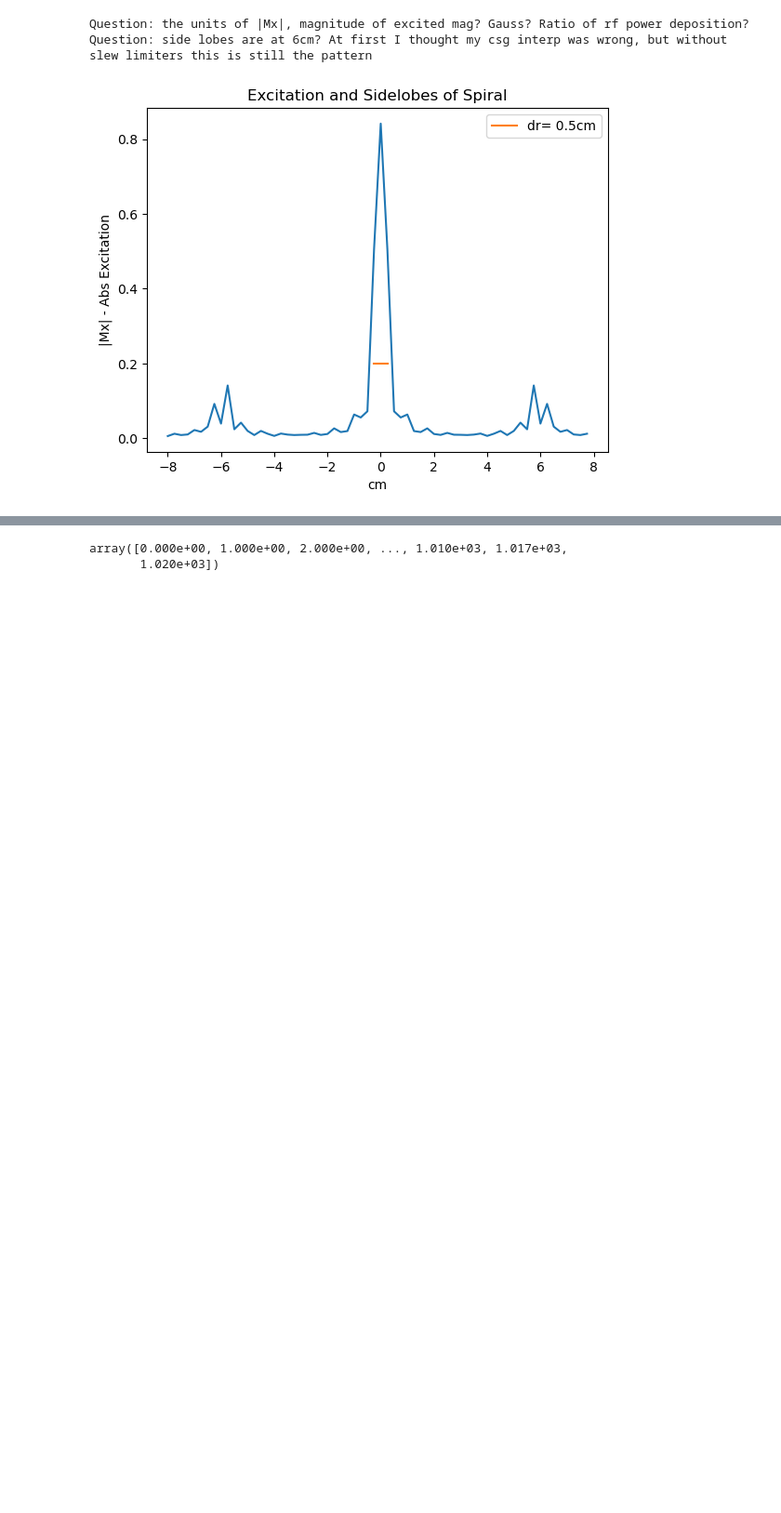
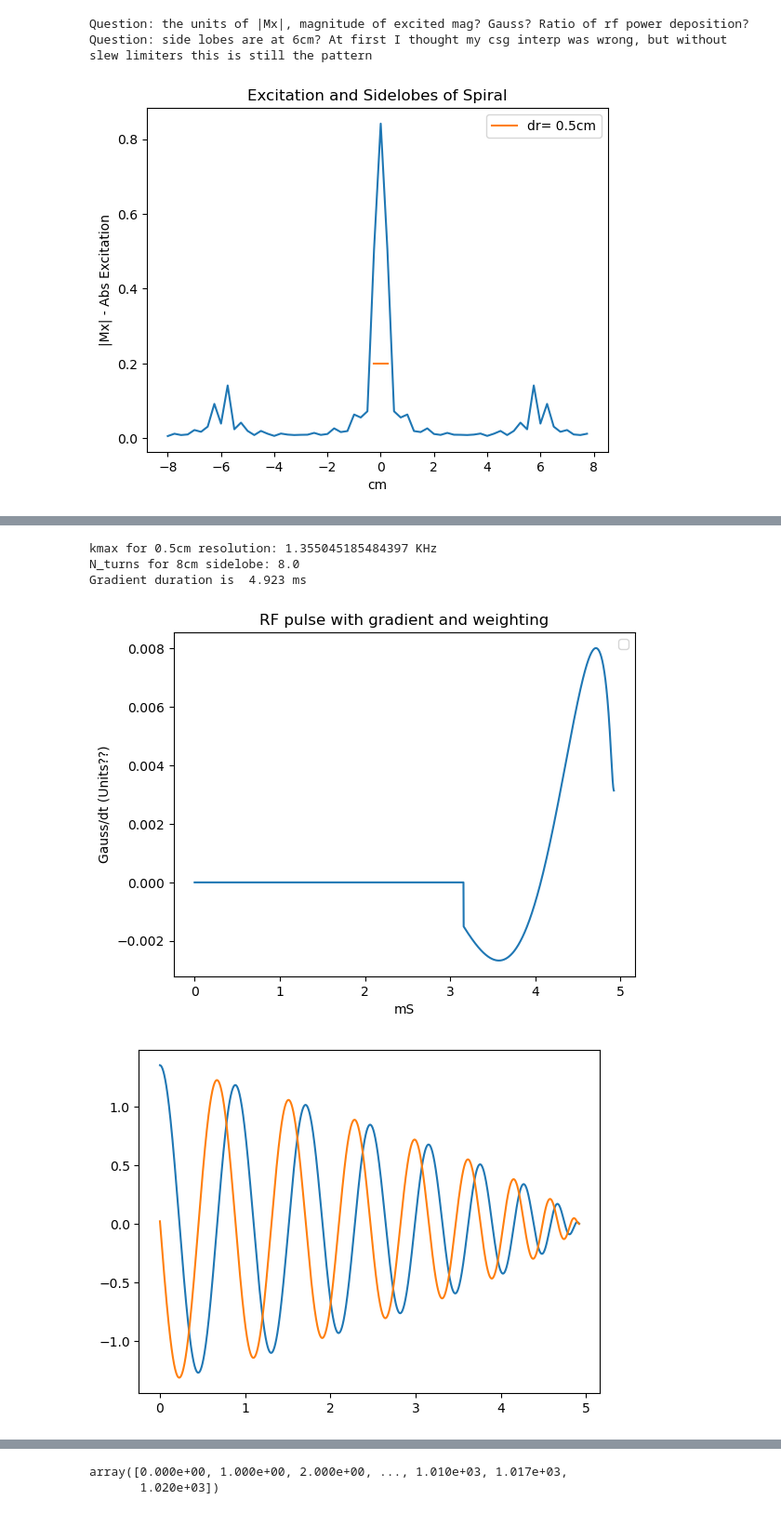
Before and after one commit to jhillard-stanford/mri-fingerprinting, a Jupyter notebook: assingment2/assignment2.ipynb, the cells around one changed output, grey strips where cells are left out. Shown at 93% size. Saved outputs shown, nothing was run; the diff lists cells and outputs as text; code cells hidden in the pictures; blank space fills up the shorter version.

```diff
--- a/assingment2/assignment2.ipynb
+++ b/assingment2/assignment2.ipynb
@@ -192,0 +207,80 @@ No artists with labels found to put in legend.  Note that artists whose label st
+# %%
+ #Hz/Gauss; the 1T gyromagnetic ratio.
+gyro = 4257#
+
+g_max = 4 #G/cm
+g_slew= 15#G/cm/ms
+
+#gyro/2pi*G*dZ = 4kHz
+dZ = 0.5#cm
+kmax = gyro/(2*np.pi) *g_max * dZ#
+kmax = kmax/1E3 #normalize to khz
+print(f"kmax for 0.5cm resolution: {kmax} KHz")
+
+#dR = 1/(2*k_max)
+#FOV_sidelobe=1/dK=2N/2kmax
+#side_lobe = 2*N_turns*dR
+N_turns = 8/0.5/2 #8*dZ/2
+print(f"N_turns for 8cm sidelobe: {N_turns}")
+
+t = np.linspace(0,1,2048)
+ka = kmax*(1-t) * np.exp(1j*2*np.pi*N_turns*(1-t)) #1-t is for time reversal of excitation
+
+#1e):
+from csg import *
+k,dt = csg(ka,4,15) #(ka, gmax,slewmax)
+#change slew rates to reach limits of the machine.
+#k = ka
+
+#look at new gradients:
+g = ktog(k,dt)
+s = ktos(k,dt)
+
+#Q5: Create weighting:
+N_jinc = 2/dZ
+#w_k = jinc(N_jinc*np.abs(k)/kmax)*rect(k/kmax) #k is position in k-space over time, w_k is weighting factor.
+w_k = jinc(N_jinc*np.abs(k)/kmax)*rect(np.abs(k)/kmax) #k is position in k-space over time, w_k is weighting factor.
+
+
+##Apply weighting to gradients:
+#RF pulse with gradient and weighting:
+rf_density = np.abs(g)* w_k[:-1]  #RF density is the rate of the gradient times its w_k position.
+#How much power are you depositing per dt at each position w(k)?
+rf_density = rf_density /sum(rf_density)
+rf = rf_density
+t_ms = np.linspace(0, dt*len(g), num=len(g))
+plt.figure()
+plt.title("RF pulse with gradient and weighting")
+plt.plot(t_ms, rf_density)
+plt.xlabel("mS")
+plt.ylabel("Gauss/dt (Units??)")
+plt.legend()
+
+plt.figure()
+plt.plot(t_ms, np.real(k)[:-1], label="k, real")
+plt.plot(t_ms, np.imag(k)[:-1], label="k, imag")
+
+#Q3:
+gs = 2*np.pi*4.257*g*dt  #g is G/cm gradfield, gs is spatial freq; gamma*g*dt in kHz.
+x = np.arange(-8,8, 0.25)
+a,b = abrm(rf,gs,x)
+mxy1 = ab2ex(a,b)
+
+plt.figure()
+plt.title("Excitation and Sidelobes of 4cm Jinc")
+plt.xlabel("cm")
+plt.ylabel("|Mx| - Abs Excitation")
+plt.plot(x,np.abs(mxy1))
+plt.plot([-0.25,0.25],[0.2,0.2], label="dr= 0.5cm")
+plt.legend()
+
+
+step = 0.5
+x = np.arange(-8,8, step)
+y = np.arange(-8,8, step)
+# %% [output]
+kmax for 0.5cm resolution: 1.355045185484397 KHz
+N_turns for 8cm sidelobe: 8.0
+Gradient duration is  4.923 ms
+[figure, added]
+[figure, added]
```
Also changed, not shown: parts of 7 cells of this notebook, 4 other files.
